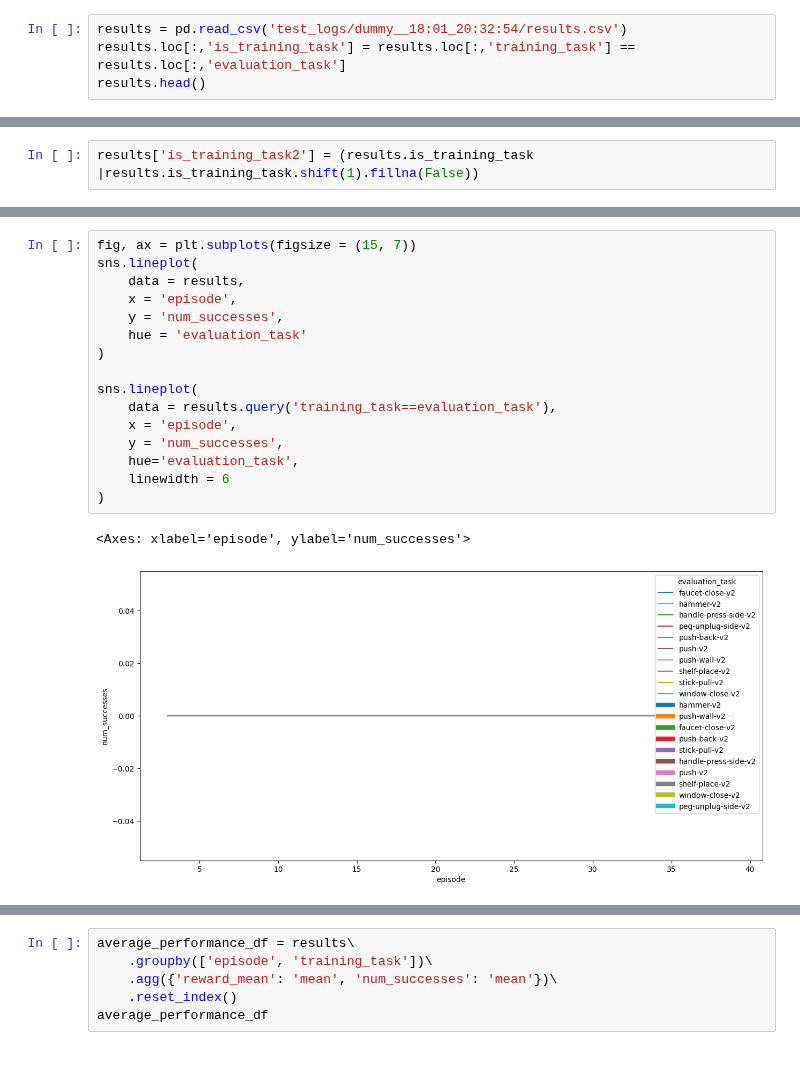
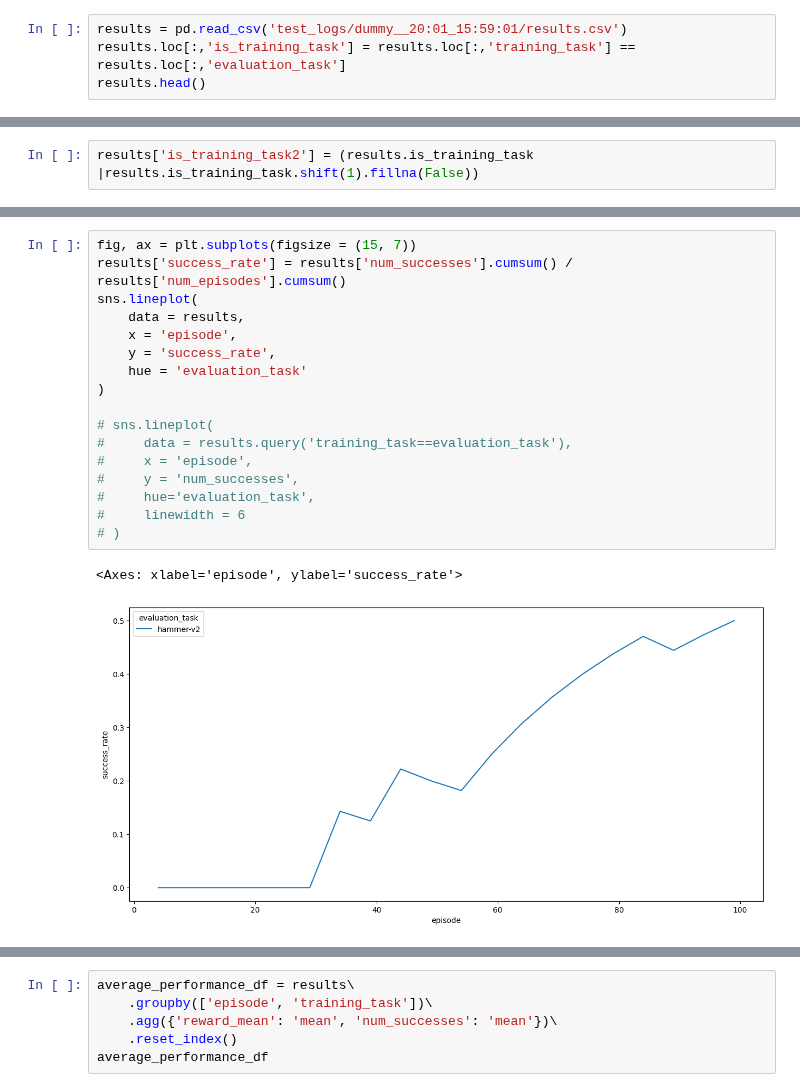
Before and after one commit to gdubbs100/right_left_brain_rl, a Jupyter notebook: continual_training_test.ipynb, the cells around one changed output, grey strips where cells are left out. Saved outputs shown, nothing was run; the diff lists cells and outputs as text; blank space fills up the shorter version.

```diff
--- a/continual_training_test.ipynb
+++ b/continual_training_test.ipynb
@@ -118,5 +134,5 @@ completed in 1257.1385169029236
 # %%
-results = pd.read_csv('test_logs/dummy__18:01_20:32:54/results.csv')
+results = pd.read_csv('test_logs/dummy__20:01_15:59:01/results.csv')
 results.loc[:,'is_training_task'] = results.loc[:,'training_task'] == results.loc[:,'evaluation_task']
 results.head()
 # %% [output]
@@ -163,20 +188,21 @@ sns.lineplot(
 [figure]
 # %%
 fig, ax = plt.subplots(figsize = (15, 7))
+results['success_rate'] = results['num_successes'].cumsum() / results['num_episodes'].cumsum()
 sns.lineplot(
     data = results,
     x = 'episode',
-    y = 'num_successes',
+    y = 'success_rate',
     hue = 'evaluation_task'
 )
 
-sns.lineplot(
-    data = results.query('training_task==evaluation_task'),
-    x = 'episode',
-    y = 'num_successes',
-    hue='evaluation_task',
-    linewidth = 6
-)
+# sns.lineplot(
+#     data = results.query('training_task==evaluation_task'),
+#     x = 'episode',
+#     y = 'num_successes',
+#     hue='evaluation_task',
+#     linewidth = 6
+# )
 # %% [output]
-<Axes: xlabel='episode', ylabel='num_successes'>
+<Axes: xlabel='episode', ylabel='success_rate'>
-[figure, old version]
+[figure, new version]
```
Also changed, not shown: parts of 13 cells of this notebook, 2 other files.
